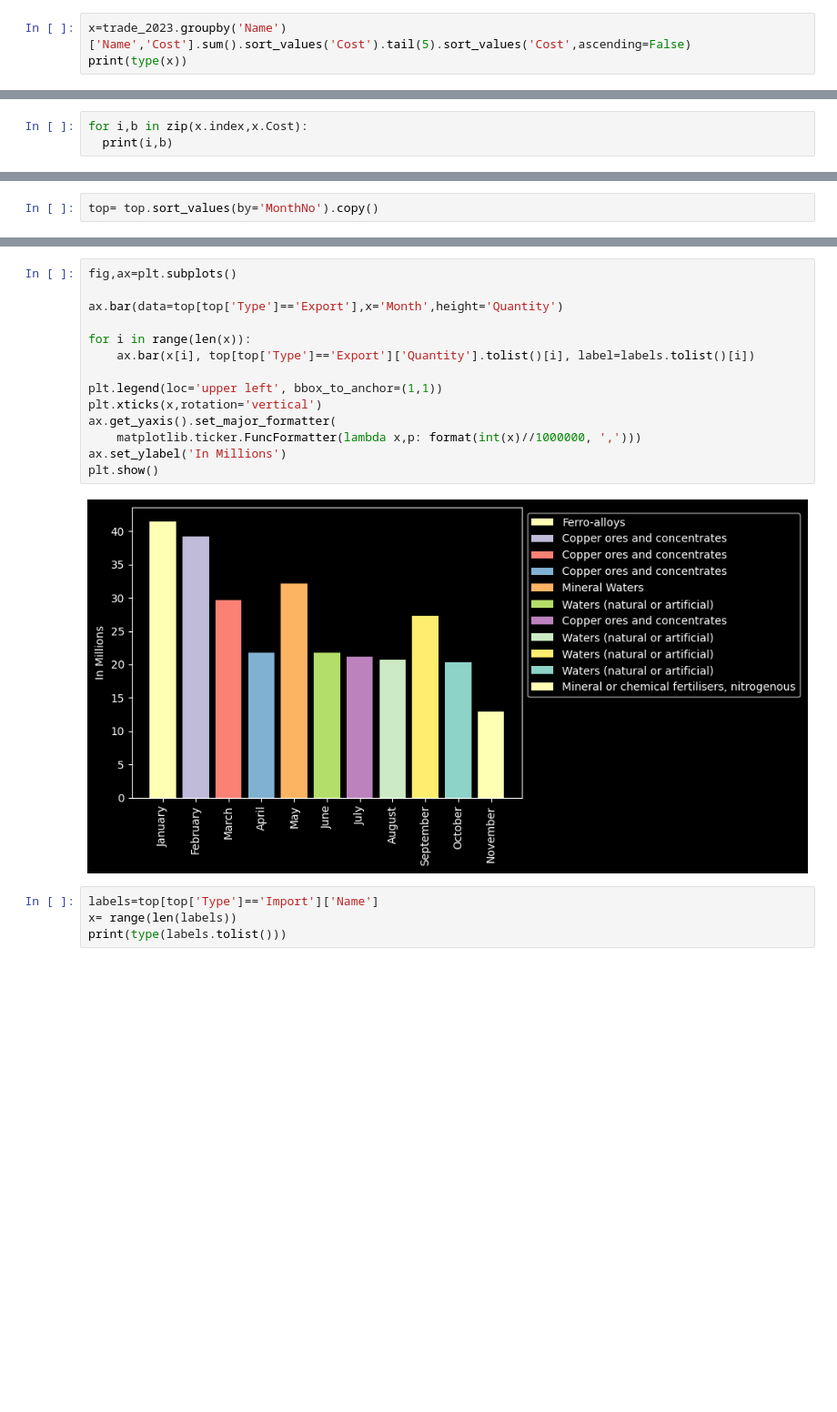
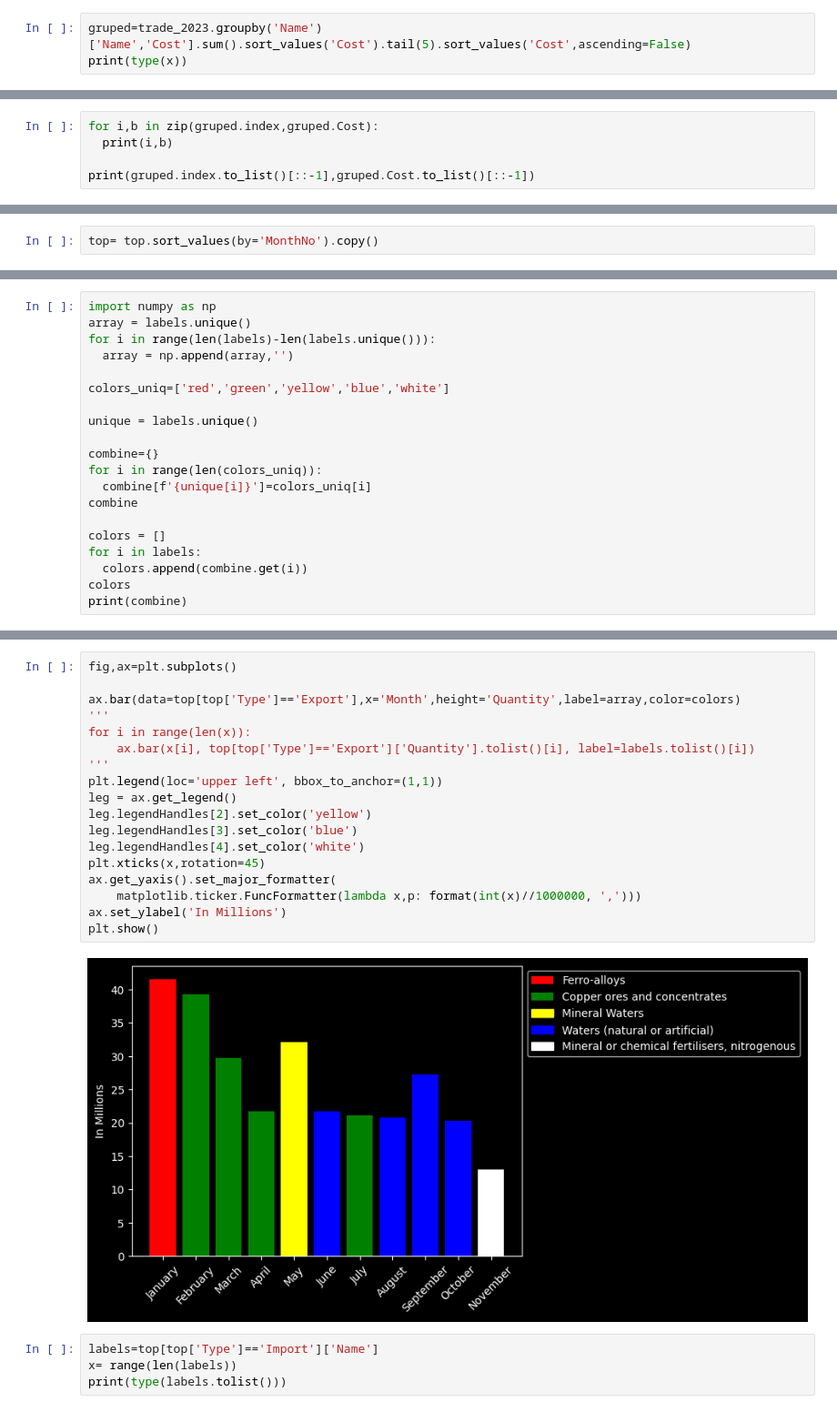
Before and after one commit to DatoKochla18/GeorgianTradeAnalysis, a Jupyter notebook: Georgia Trade/GEORGIA's_Trade_Analysis.ipynb, the cells around one changed output, grey strips where cells are left out. Shown: that part at 91% size. Cells and saved outputs as stored; diff of their text form; blank space fills up the shorter version.

```diff
--- a/Georgia Trade/GEORGIA's_Trade_Analysis.ipynb
+++ b/Georgia Trade/GEORGIA's_Trade_Analysis.ipynb
@@ -141,4 +141,4 @@ plt.show()
 # %%
-x=trade_2023.groupby('Name')['Name','Cost'].sum().sort_values('Cost').tail(5).sort_values('Cost',ascending=False)
+gruped=trade_2023.groupby('Name')['Name','Cost'].sum().sort_values('Cost').tail(5).sort_values('Cost',ascending=False)
 print(type(x))
 # %% [output]
@@ -146,6 +146,8 @@ print(type(x))
 # %%
-for i,b in zip(x.index,x.Cost):
+for i,b in zip(gruped.index,gruped.Cost):
   print(i,b)
+
+print(gruped.index.to_list()[::-1],gruped.Cost.to_list()[::-1])
 # %% [output]
 Petroleum oils 1051647726.6718695
 Copper ores and concentrates 487347726.5148289
@@ -271,0 +332,20 @@ print(type(labels.tolist()))
+# %%
+import numpy as np
+array = labels.unique()
+for i in range(len(labels)-len(labels.unique())):
+  array = np.append(array,'')
+
+colors_uniq=['red','green','yellow','blue','white']
+
+unique = labels.unique()
+
+combine={}
+for i in range(len(colors_uniq)):
+  combine[f'{unique[i]}']=colors_uniq[i]
+combine
+
+colors = []
+for i in labels:
+  colors.append(combine.get(i))
+colors
+print(combine)
@@ -272,19 +369,23 @@ print(type(labels.tolist()))
 # %%
 fig,ax=plt.subplots()
 
-ax.bar(data=top[top['Type']=='Export'],x='Month',height='Quantity')
-
+ax.bar(data=top[top['Type']=='Export'],x='Month',height='Quantity',label=array,color=colors)
+'''
 for i in range(len(x)):
     ax.bar(x[i], top[top['Type']=='Export']['Quantity'].tolist()[i], label=labels.tolist()[i])
-
+'''
 plt.legend(loc='upper left', bbox_to_anchor=(1,1))
-plt.xticks(x,rotation='vertical')
+leg = ax.get_legend()
+leg.legendHandles[2].set_color('yellow')
+leg.legendHandles[3].set_color('blue')
+leg.legendHandles[4].set_color('white')
+plt.xticks(x,rotation=45)
 ax.get_yaxis().set_major_formatter(
     matplotlib.ticker.FuncFormatter(lambda x,p: format(int(x)//1000000, ',')))
 ax.set_ylabel('In Millions')
 plt.show()
 # %% [output]
-[figure, old version]
+[figure, new version]
 # %%
 labels=top[top['Type']=='Import']['Name']
 x= range(len(labels))
```
Also changed, not shown: parts of 14 cells of this notebook.
